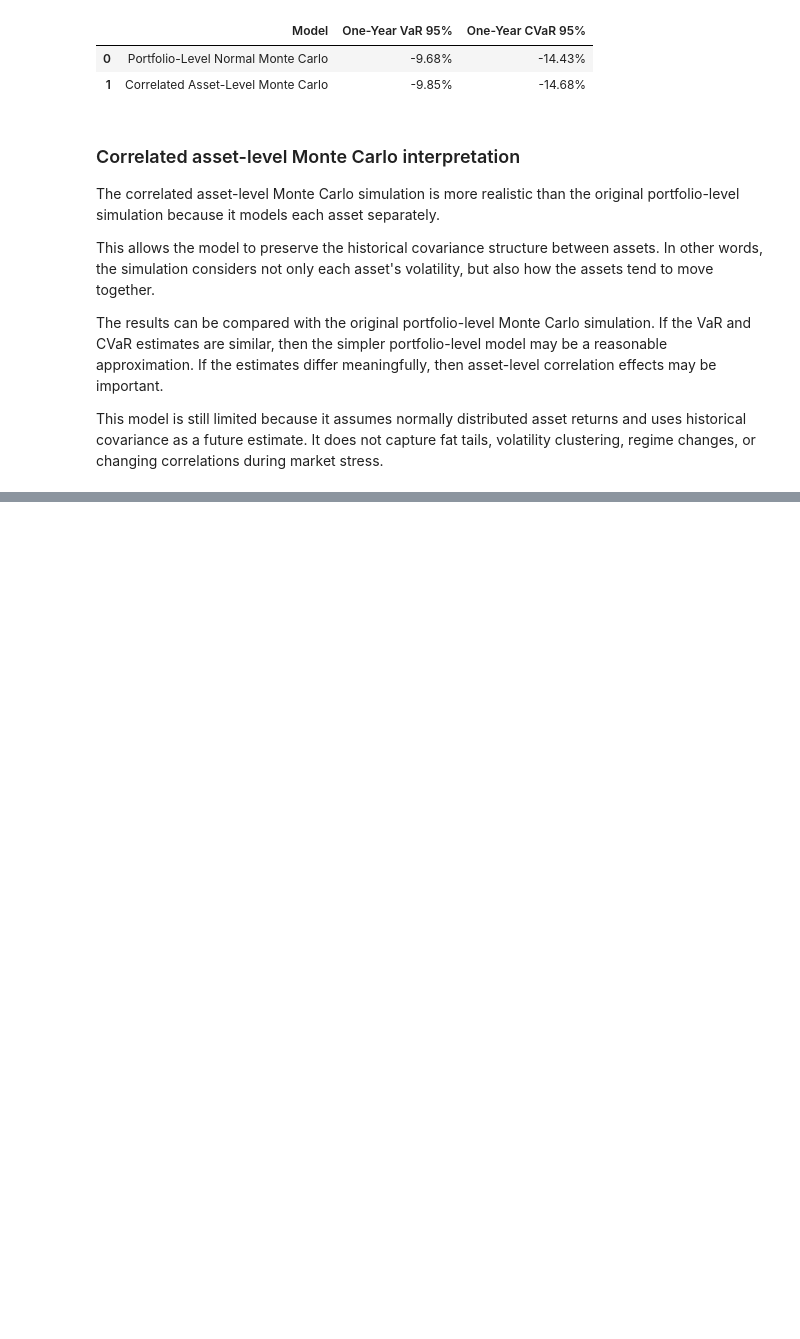
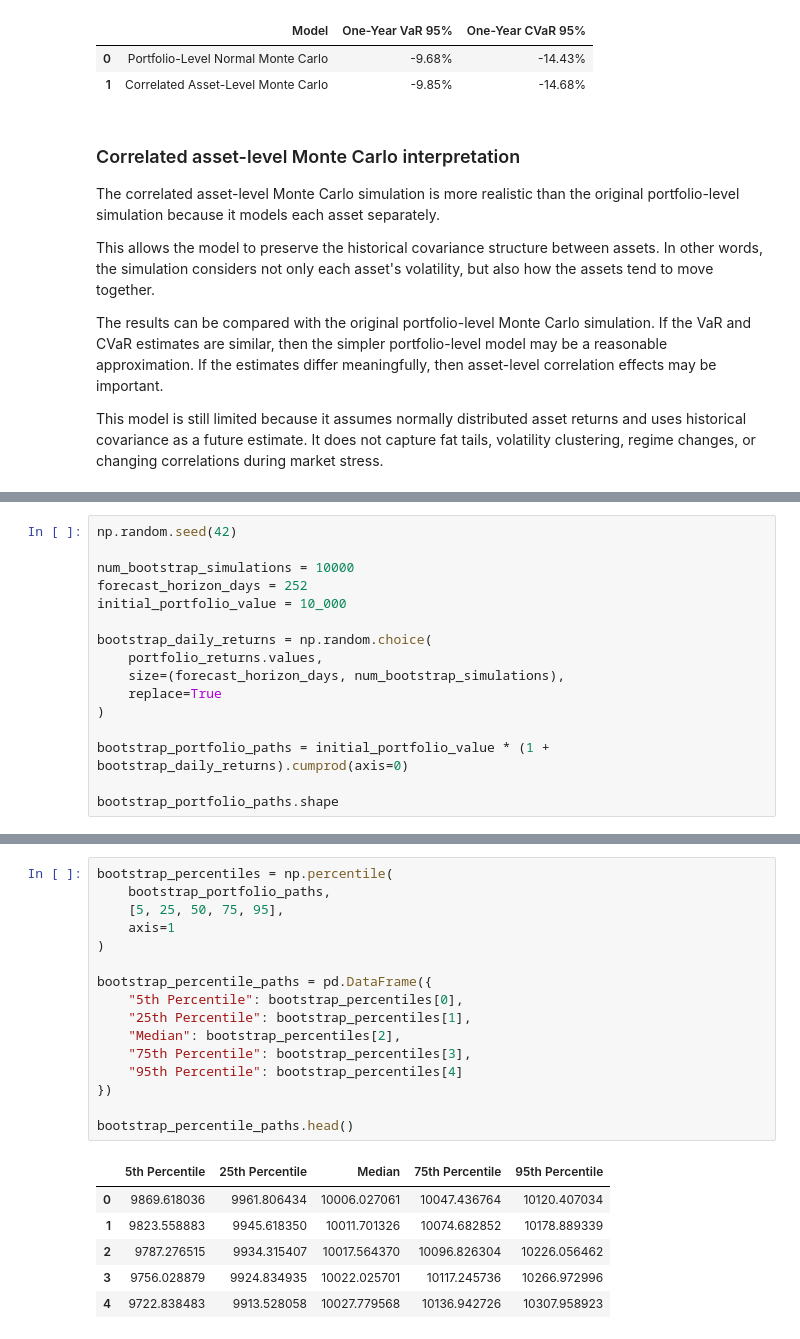
Before and after one commit to jimech/market-risk-analytics-python, a Jupyter notebook: notebooks/executed_01_portfolio_risk_modeling.ipynb, the cells around one changed output, grey strips where cells are left out. Saved outputs shown, nothing was run; the diff lists cells and outputs as text; blank space fills up the shorter version.

```diff
--- a/notebooks/executed_01_portfolio_risk_modeling.ipynb
+++ b/notebooks/executed_01_portfolio_risk_modeling.ipynb
@@ -1659,0 +1670,16 @@ This model is still limited because it assumes normally distributed asset return
+# %%
+np.random.seed(42)
+
+num_bootstrap_simulations = 10000
+forecast_horizon_days = 252
+initial_portfolio_value = 10_000
+
+bootstrap_daily_returns = np.random.choice(
+    portfolio_returns.values,
+    size=(forecast_horizon_days, num_bootstrap_simulations),
+    replace=True
+)
+
+bootstrap_portfolio_paths = initial_portfolio_value * (1 + bootstrap_daily_returns).cumprod(axis=0)
+
+bootstrap_portfolio_paths.shape
@@ -1659,0 +1786,23 @@ This model is still limited because it assumes normally distributed asset return
+# %%
+bootstrap_percentiles = np.percentile(
+    bootstrap_portfolio_paths,
+    [5, 25, 50, 75, 95],
+    axis=1
+)
+
+bootstrap_percentile_paths = pd.DataFrame({
+    "5th Percentile": bootstrap_percentiles[0],
+    "25th Percentile": bootstrap_percentiles[1],
+    "Median": bootstrap_percentiles[2],
+    "75th Percentile": bootstrap_percentiles[3],
+    "95th Percentile": bootstrap_percentiles[4]
+})
+
+bootstrap_percentile_paths.head()
+# %% [output]
+|  | 5th Percentile | 25th Percentile | Median | 75th Percentile | 95th Percentile |
+| 0 | 9869.618036 | 9961.806434 | 10006.027061 | 10047.436764 | 10120.407034 |
+| 1 | 9823.558883 | 9945.618350 | 10011.701326 | 10074.682852 | 10178.889339 |
+| 2 | 9787.276515 | 9934.315407 | 10017.564370 | 10096.826304 | 10226.056462 |
+| 3 | 9756.028879 | 9924.834935 | 10022.025701 | 10117.245736 | 10266.972996 |
+| 4 | 9722.838483 | 9913.528058 | 10027.779568 | 10136.942726 | 10307.958923 |
```
Also changed, not shown: parts of 23 cells of this notebook, 2 other files.
